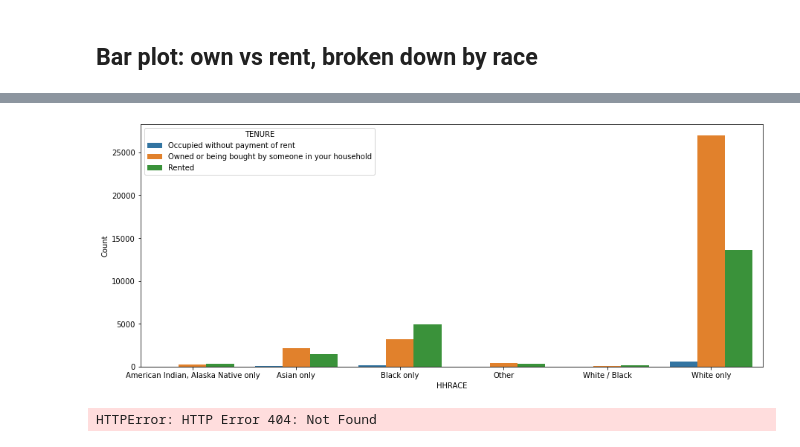
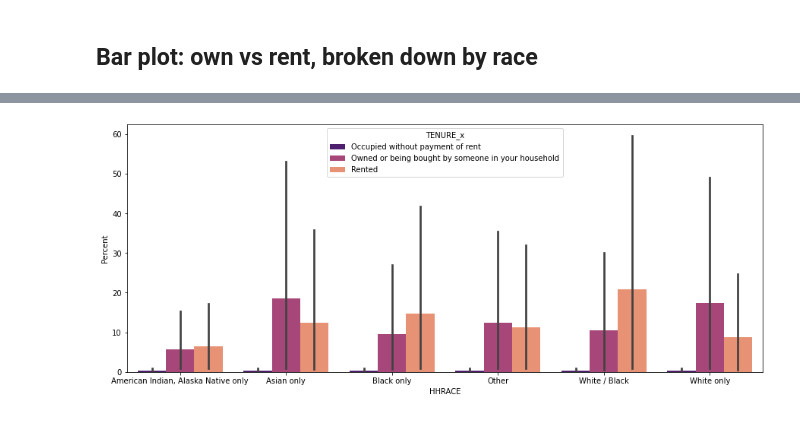
Before and after one commit to allaccountstaken/surfing_data_pipeline, a Jupyter notebook: M11/M11_codealong.ipynb, the cells around one changed output, grey strips where cells are left out. Drawn from its saved outputs; the diff is of its cells as text; code cells hidden in the pictures.

Commit message:
bar abd box plots added

```diff
--- a/M11/M11_codealong.ipynb
+++ b/M11/M11_codealong.ipynb
@@ -99,4 +99,4 @@ plt.show()
 # %% [markdown]
 ## Bar plot: own vs rent, broken down by race
 # %%
-house_agg = house.groupby(['HHRACE', 'TENURE']).size().reset_index().rename({0:'Count'}, axis=1)
+house_agg1 = house.groupby(['HHRACE', 'TENURE']).size().reset_index().rename({0:'Count'}, axis=1)
@@ -103,3 +129,8 @@ house_agg = house.groupby(['HHRACE', 'TENURE']).size().reset_index().rename({0:'
+# %%
+house_agg2 = house.groupby(['HHRACE', 'TENURE']).size().reset_index().rename({0:'Total'}, axis=1)
+house_agg = pd.merge(house_agg1, house_agg2, how='inner', on='HHRACE')
+# %%
+house_agg['Percent']= house_agg['Count']/house_agg['Total']
 # %%
 house_agg
 # %% [output]
@@ -123,6 +154,6 @@ house_agg
 # %%
 plt.figure(figsize=(15,6))
-sns.barplot(x='HHRACE', y='Count', hue='TENURE', data=house_agg)
+sns.barplot(x='HHRACE', y='Percent', hue='TENURE_x', data=house_agg, palette="magma")
 plt.show()
 # %% [output]
-[figure, old version]
+[figure, new version]
@@ -131,44 +159,0 @@ plt.show()
-# %%
-# Libraries
-import pandas as pd
-from matplotlib import pyplot as plt
-from scipy.cluster.hierarchy import dendrogram, linkage
-import numpy as np
-
-# Import the mtcars dataset from the web + keep only numeric variables
-url = 'https://python-graph-gallery.com/wp-content/uploads/mtcars.csv'
-df = pd.read_csv(url)
-df = df.set_index('model')
-del df.index.name
-df
-
-# Calculate the distance between each sample
-# You have to think about the metric you use (how to measure similarity) + about the method of clusterization you use (How to group cars)
-Z = linkage(df, 'average')
-
-# Make the dendrogram
-plt.title('Hierarchical Clustering Dendrogram')
-plt.xlabel('sample index')
-plt.ylabel('distance (Average)')
-dendrogram(Z, labels=df.index, leaf_rotation=90)
-
-
-# Now compute KMeans and print the vehicles in each cluster
-from sklearn.cluster import KMeans
-kmeans = KMeans(n_clusters=3,init='k-means++',max_iter=300,n_init=10,random_state=0)
-y_kmeans = kmeans.fit_predict(df)
-
-print('Class 1:')
-for i in range(len(y_kmeans)):
-    if y_kmeans[i] == 0:
-        print(df.index[i])
-print('Class 2:')
-for i in range(len(y_kmeans)):
-    if y_kmeans[i] == 1:
-        print(df.index[i])
-print('Class 3:')
-for i in range(len(y_kmeans)):
-    if y_kmeans[i] == 2:
-        print(df.index[i])
-# %% [output]
-HTTPError: HTTP Error 404: Not Found
```
Also changed, not shown: parts of 8 cells of this notebook, 1 other file.
